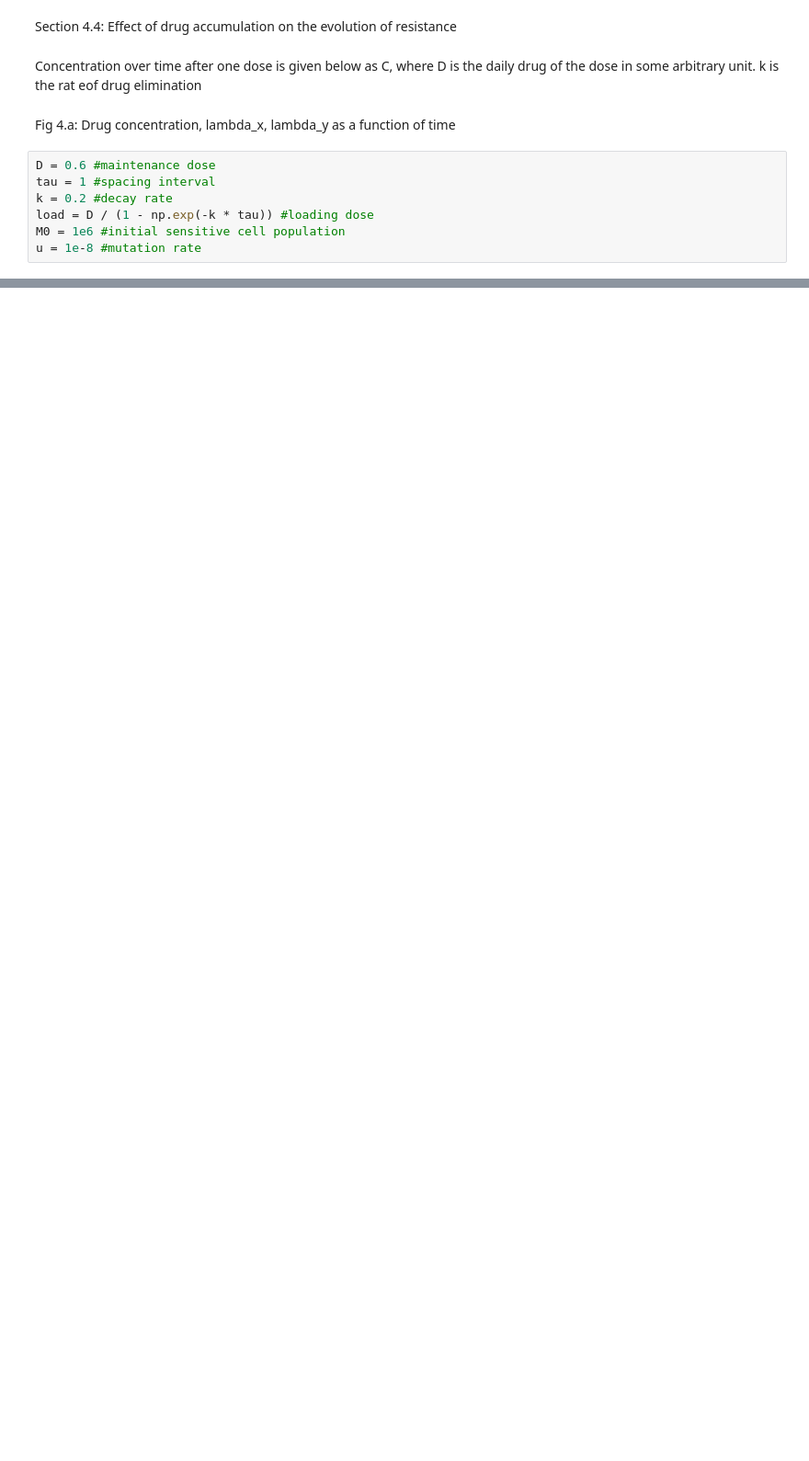
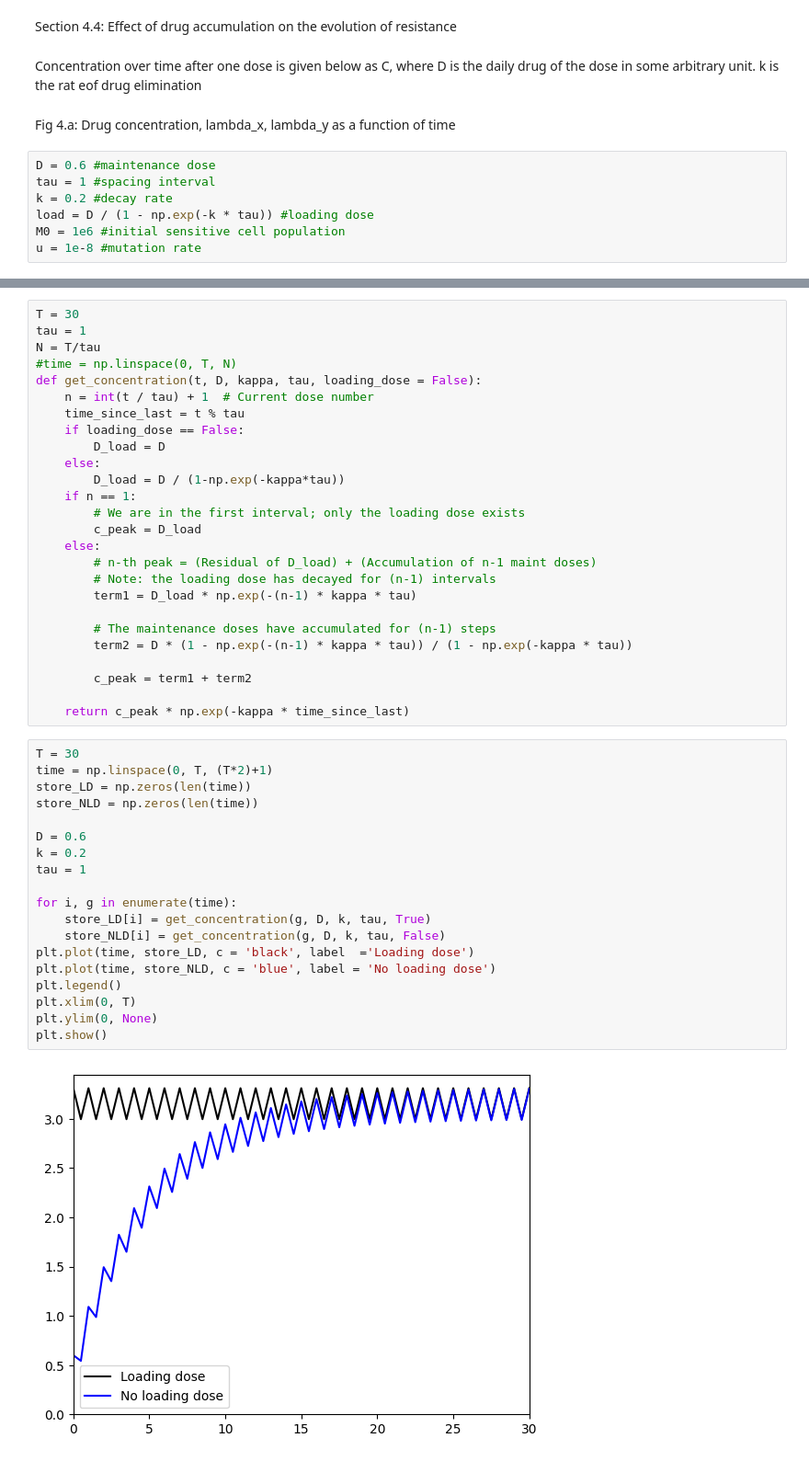
Before and after one commit to colmmcc2000/RSCAM_Group_11, a Jupyter notebook: code_RSCAM.ipynb, the cells around one changed output, grey strips where cells are left out. Shown at 92% size. Saved outputs shown, nothing was run; the diff lists cells and outputs as text; blank space fills up the shorter version.

```diff
--- a/code_RSCAM.ipynb
+++ b/code_RSCAM.ipynb
@@ -508,0 +509,47 @@ def concentration(D, k, t):
+# %%
+T = 30
+tau = 1
+N = T/tau
+#time = np.linspace(0, T, N)
+def get_concentration(t, D, kappa, tau, loading_dose = False):
+    n = int(t / tau) + 1  # Current dose number
+    time_since_last = t % tau
+    if loading_dose == False:
+        D_load = D
+    else:
+        D_load = D / (1-np.exp(-kappa*tau))
+    if n == 1:
+        # We are in the first interval; only the loading dose exists
+        c_peak = D_load
+    else:
+        # n-th peak = (Residual of D_load) + (Accumulation of n-1 maint doses)
+        # Note: the loading dose has decayed for (n-1) intervals
+        term1 = D_load * np.exp(-(n-1) * kappa * tau)
+
+        # The maintenance doses have accumulated for (n-1) steps
+        term2 = D * (1 - np.exp(-(n-1) * kappa * tau)) / (1 - np.exp(-kappa * tau))
+
+        c_peak = term1 + term2
+
+    return c_peak * np.exp(-kappa * time_since_last)
+# %%
+T = 30
+time = np.linspace(0, T, (T*2)+1)
+store_LD = np.zeros(len(time))
+store_NLD = np.zeros(len(time))
+
+D = 0.6
+k = 0.2
+tau = 1
+
+for i, g in enumerate(time):
+    store_LD[i] = get_concentration(g, D, k, tau, True)
+    store_NLD[i] = get_concentration(g, D, k, tau, False)
+plt.plot(time, store_LD, c = 'black', label  ='Loading dose')
+plt.plot(time, store_NLD, c = 'blue', label = 'No loading dose')
+plt.legend()
+plt.xlim(0, T)
+plt.ylim(0, None)
+plt.show()
+# %% [output]
+[figure, added]
```
Also changed, not shown: parts of 5 cells of this notebook, 1 other file.
